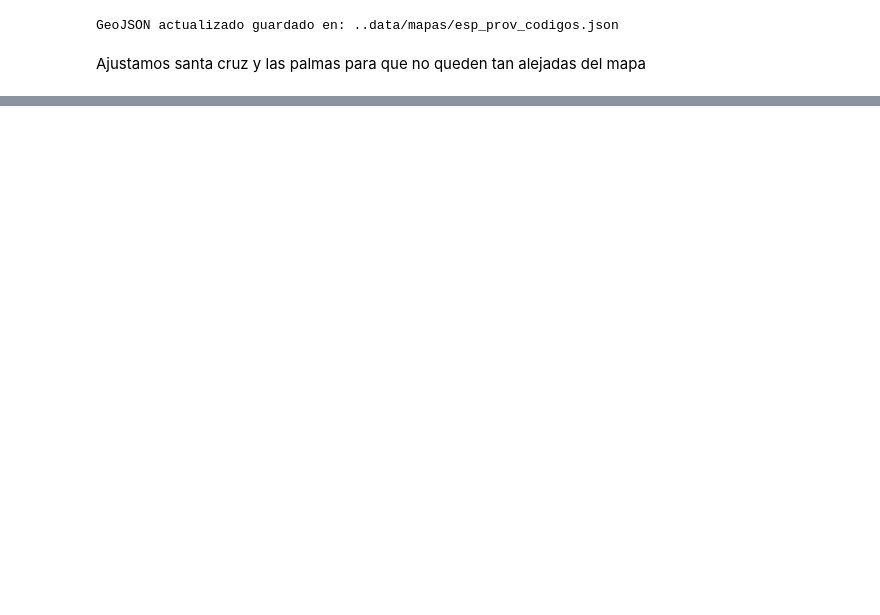
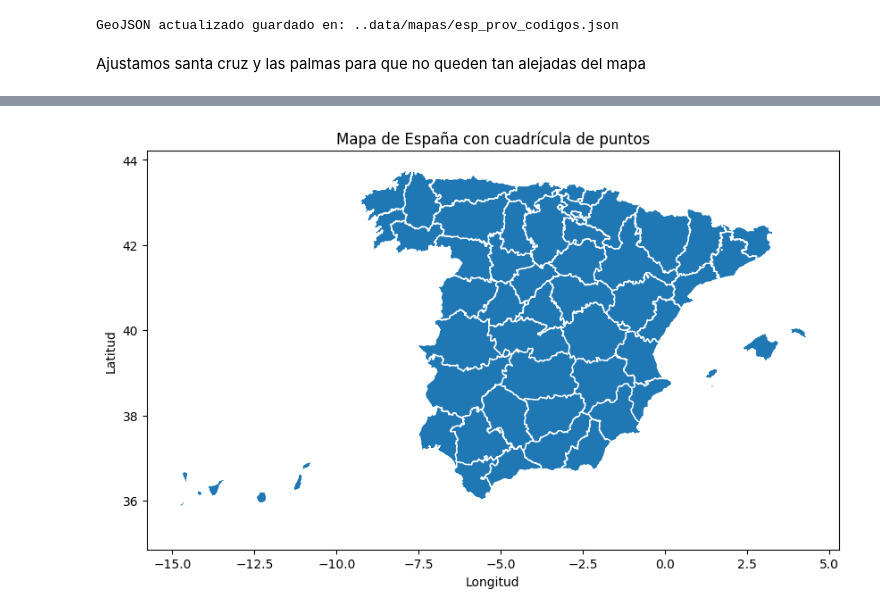
Before and after one commit to Jalope/TFM_Repo, a Jupyter notebook: DB_Demografia/config_mapa.ipynb, the cells around one changed output, grey strips where cells are left out. Saved outputs shown, nothing was run; the diff lists cells and outputs as text; code cells hidden in the pictures; blank space fills up the shorter version.

```diff
--- a/DB_Demografia/config_mapa.ipynb
+++ b/DB_Demografia/config_mapa.ipynb
@@ -86,0 +143,20 @@ GeoJSON con Canarias ajustadas guardado en: ../data/mapas/esp_prov_canarias_ajus
+# %%
+import geopandas as gpd
+import pandas as pd
+import matplotlib.pyplot as plt
+import numpy as np
+
+# 1) Cargar GeoJSON de provincias
+gdf = gpd.read_file(INPUT_GEOJSON)
+
+# 3) Plot del mapa y la cuadrícula
+fig, ax = plt.subplots(figsize=(10, 8))
+gdf.plot(ax=ax, edgecolor='white')
+
+ax.set_title("Mapa de España con cuadrícula de puntos")
+ax.set_xlabel("Longitud")
+ax.set_ylabel("Latitud")
+
+plt.show()
+# %% [output]
+[figure, added]
```
Also changed, not shown: parts of 5 cells of this notebook, 1 other file.
